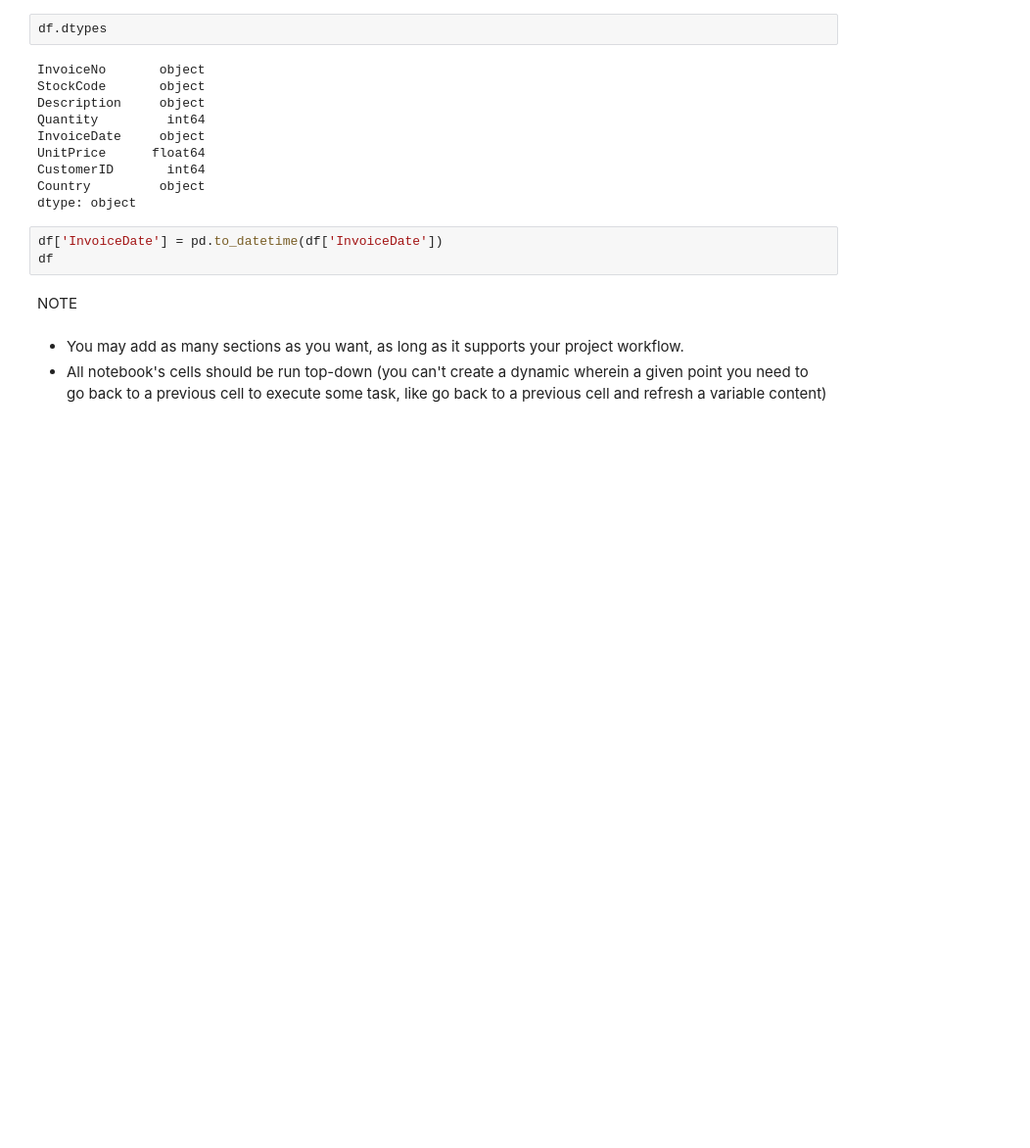
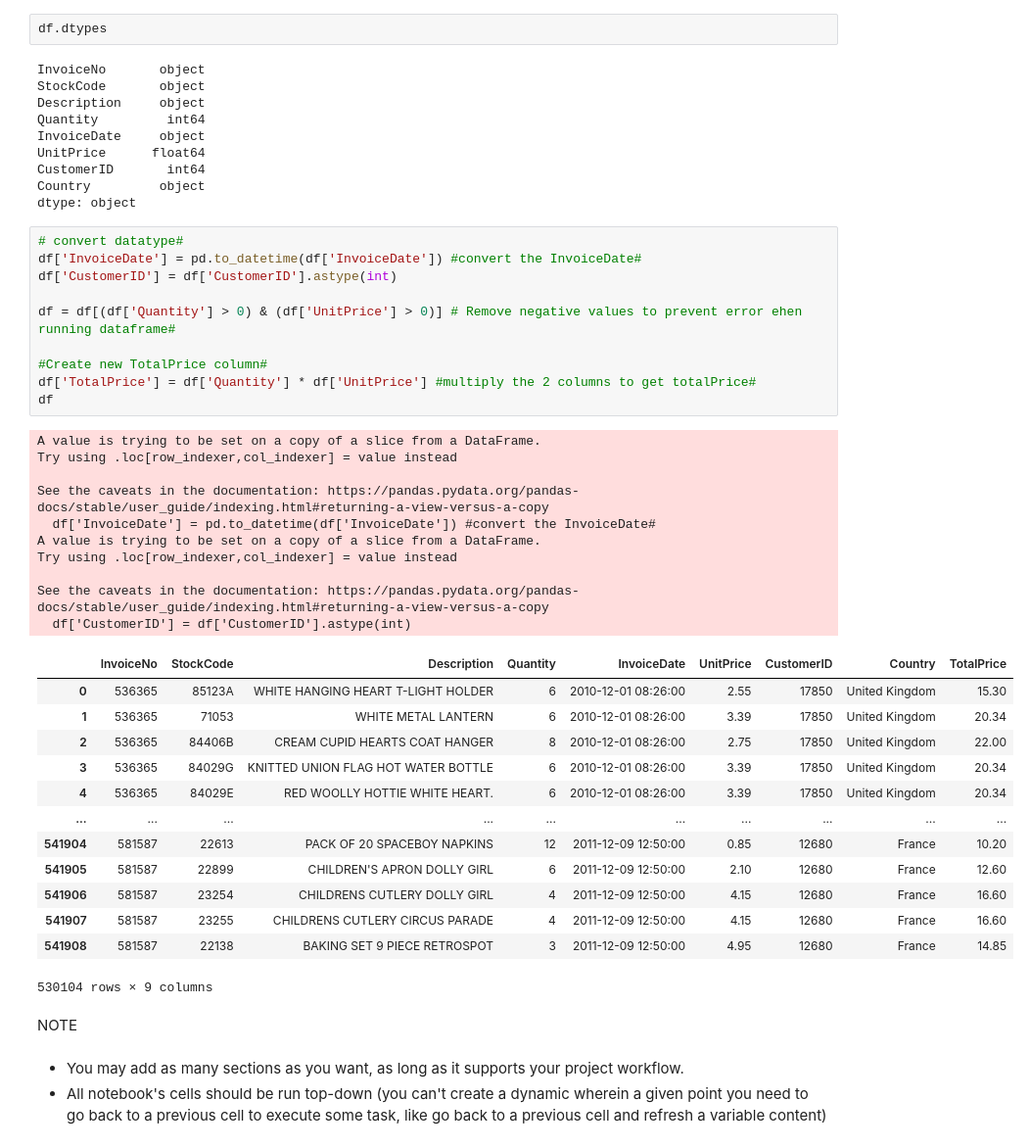
Before and after one commit to UmmH3/hafeezah-hackathon1, a Jupyter notebook: jupyter_notebooks/Notebook_Template.ipynb, the cells around one changed output. Shown: that part at 98% size. Saved outputs shown, nothing was run; the diff lists cells and outputs as text; blank space fills up the shorter version.

Commit message:
column added

```diff
--- a/jupyter_notebooks/Notebook_Template.ipynb
+++ b/jupyter_notebooks/Notebook_Template.ipynb
@@ -140,9 +140,40 @@ UnitPrice      float64
 CustomerID       int64
 Country         object
 dtype: object
-# %%
-df['InvoiceDate'] = pd.to_datetime(df['InvoiceDate'])
-df
+# %%
+# convert datatype#
+df['InvoiceDate'] = pd.to_datetime(df['InvoiceDate']) #convert the InvoiceDate#
+df['CustomerID'] = df['CustomerID'].astype(int)
+
+df = df[(df['Quantity'] > 0) & (df['UnitPrice'] > 0)] # Remove negative values to prevent error ehen running dataframe#
+
+#Create new TotalPrice column#
+df['TotalPrice'] = df['Quantity'] * df['UnitPrice'] #multiply the 2 columns to get totalPrice#
+df
+# %% [output]
+A value is trying to be set on a copy of a slice from a DataFrame.
+Try using .loc[row_indexer,col_indexer] = value instead
+
+See the caveats in the documentation: https://pandas.pydata.org/pandas-docs/stable/user_guide/indexing.html#returning-a-view-versus-a-copy
+  df['InvoiceDate'] = pd.to_datetime(df['InvoiceDate']) #convert the InvoiceDate#
+A value is trying to be set on a copy of a slice from a DataFrame.
+Try using .loc[row_indexer,col_indexer] = value instead
+
+See the caveats in the documentation: https://pandas.pydata.org/pandas-docs/stable/user_guide/indexing.html#returning-a-view-versus-a-copy
+  df['CustomerID'] = df['CustomerID'].astype(int)
+|  | InvoiceNo | StockCode | Description | Quantity | InvoiceDate | UnitPrice | CustomerID | Country | TotalPrice |
+| 0 | 536365 | 85123A | WHITE HANGING HEART T-LIGHT HOLDER | 6 | 2010-12-01 08:26:00 | 2.55 | 17850 | United Kingdom | 15.30 |
+| 1 | 536365 | 71053 | WHITE METAL LANTERN | 6 | 2010-12-01 08:26:00 | 3.39 | 17850 | United Kingdom | 20.34 |
+| 2 | 536365 | 84406B | CREAM CUPID HEARTS COAT HANGER | 8 | 2010-12-01 08:26:00 | 2.75 | 17850 | United Kingdom | 22.00 |
+| 3 | 536365 | 84029G | KNITTED UNION FLAG HOT WATER BOTTLE | 6 | 2010-12-01 08:26:00 | 3.39 | 17850 | United Kingdom | 20.34 |
+| 4 | 536365 | 84029E | RED WOOLLY HOTTIE WHITE HEART. | 6 | 2010-12-01 08:26:00 | 3.39 | 17850 | United Kingdom | 20.34 |
+| ... | ... | ... | ... | ... | ... | ... | ... | ... | ... |
+| 541904 | 581587 | 22613 | PACK OF 20 SPACEBOY NAPKINS | 12 | 2011-12-09 12:50:00 | 0.85 | 12680 | France | 10.20 |
+| 541905 | 581587 | 22899 | CHILDREN'S APRON DOLLY GIRL | 6 | 2011-12-09 12:50:00 | 2.10 | 12680 | France | 12.60 |
+| 541906 | 581587 | 23254 | CHILDRENS CUTLERY DOLLY GIRL | 4 | 2011-12-09 12:50:00 | 4.15 | 12680 | France | 16.60 |
+| 541907 | 581587 | 23255 | CHILDRENS CUTLERY CIRCUS PARADE | 4 | 2011-12-09 12:50:00 | 4.15 | 12680 | France | 16.60 |
+| 541908 | 581587 | 22138 | BAKING SET 9 PIECE RETROSPOT | 3 | 2011-12-09 12:50:00 | 4.95 | 12680 | France | 14.85 |
+530104 rows × 9 columns
 # %% [markdown]
 NOTE
 # %% [markdown]
```
